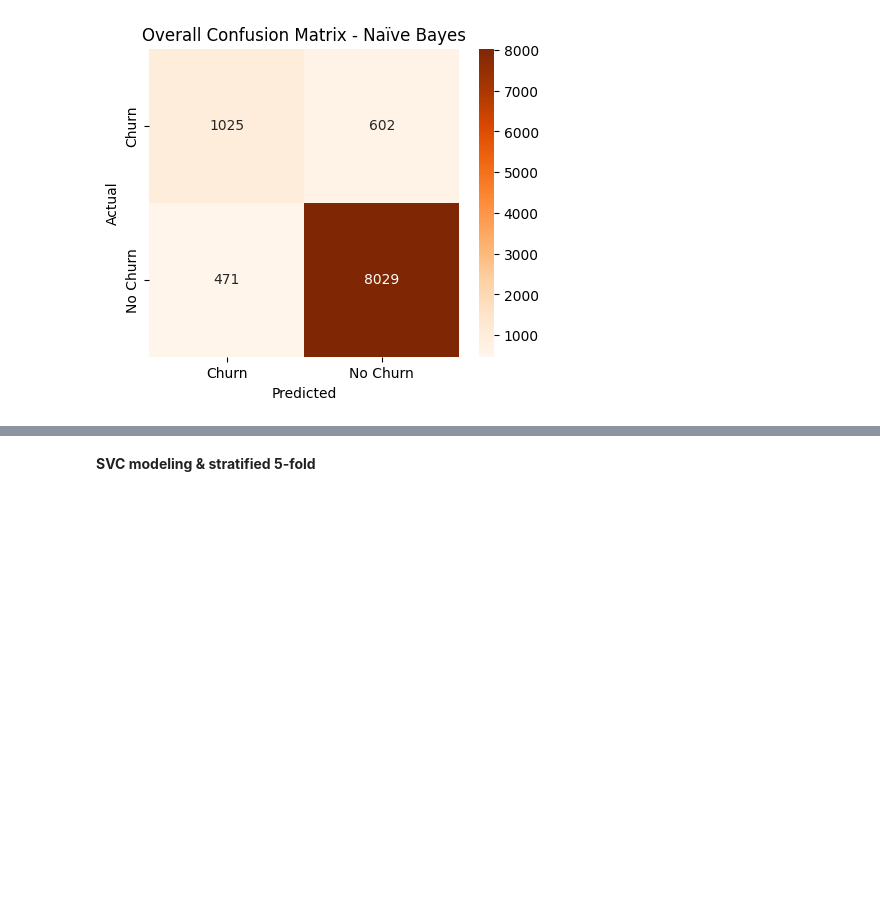
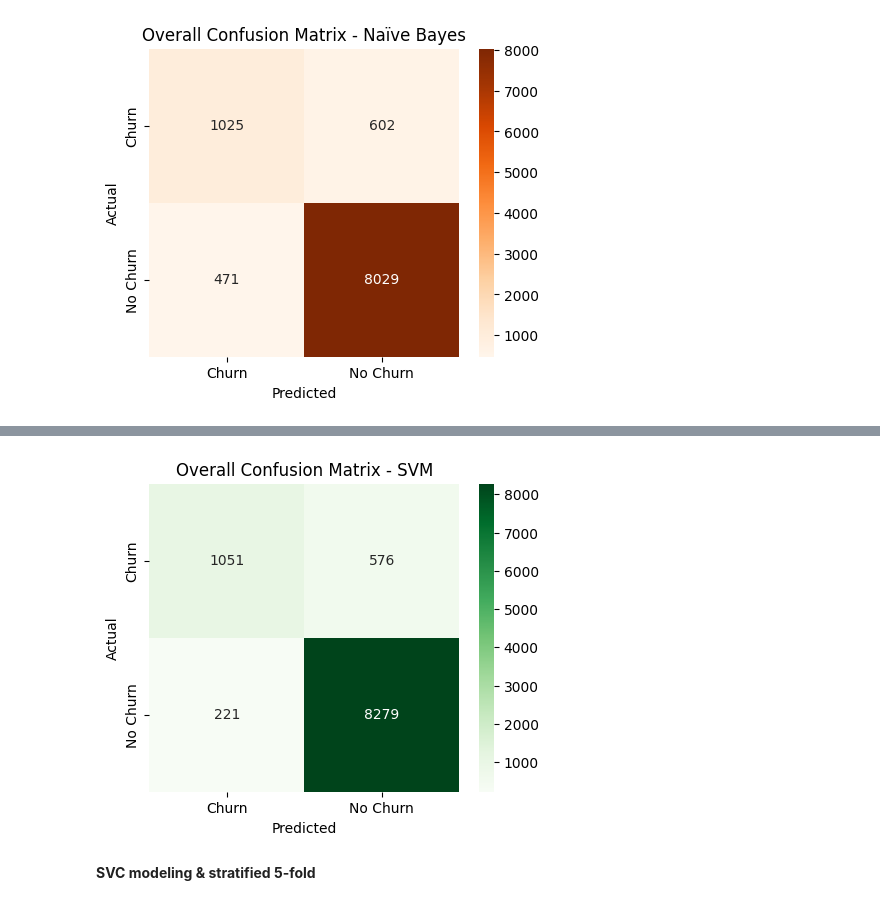
Before and after one commit to MJMcManaman/ITEC4305A1, a Jupyter notebook: CreditCardCustomer.ipynb, the cells around one changed output, grey strips where cells are left out. Saved outputs shown, nothing was run; the diff lists cells and outputs as text; code cells hidden in the pictures; blank space fills up the shorter version.

Commit message:
predict directly using decision tree

```diff
--- a/CreditCardCustomer.ipynb
+++ b/CreditCardCustomer.ipynb
@@ -670,0 +673,82 @@ Overall Confusion Matrix for Naïve Bayes:
+# %%
+from sklearn.tree import DecisionTreeClassifier
+import matplotlib.pyplot as plt
+from sklearn.model_selection import StratifiedKFold
+from sklearn.metrics import accuracy_score, precision_score, recall_score, confusion_matrix
+import numpy as np
+import seaborn as sns
+import matplotlib.pyplot as plt
+
+# define tree model（use linear kernel）
+tree_model = DecisionTreeClassifier(max_depth=4, random_state=0)  # set max_depth to 4 to avoid overfitting
+
+#Stratified 5-Fold
+n_splits = 5  # 5-Fold cross validation
+skf = StratifiedKFold(n_splits=n_splits, shuffle=True, random_state=0)
+
+# store cross validation results
+accuracy_scores = []
+precision_scores = []
+recall_scores = []
+conf_matrices = []
+
+# initialize Confusion Matrix
+overall_cm = np.zeros((2, 2), dtype=int)
+
+# make sure X, y use df_encoded
+X = df_encoded[['Customer_Age', 'Gender', 'Dependent_count', 'Education_Level',
+            'Marital_Status', 'Income_Category', 'Card_Category',
+            'Months_on_book', 'Total_Relationship_Count', 'Months_Inactive_12_mon',
+            'Contacts_Count_12_mon', 'Credit_Limit', 'Total_Revolving_Bal',
+            'Avg_Open_To_Buy', 'Total_Amt_Chng_Q4_Q1', 'Total_Trans_Amt',
+            'Total_Trans_Ct', 'Total_Ct_Chng_Q4_Q1', 'Avg_Utilization_Ratio']]
+y = df_encoded['Attrition_Flag']
+
+# start cross validation
+for fold, (train_index, test_index) in enumerate(skf.split(X, y)):
+    X_train, X_test = X.iloc[train_index], X.iloc[test_index]
+    y_train, y_test = y.iloc[train_index], y.iloc[test_index]
+
+    # train SVM
+    tree_model.fit(X_train, y_train)
+
+    # predict
+    y_pred = tree_model.predict(X_test)
+
+    # calculate metrics
+    acc = accuracy_score(y_test, y_pred)
+    prec = precision_score(y_test, y_pred, pos_label=1)
+    rec = recall_score(y_test, y_pred, pos_label=1)
+    cm = confusion_matrix(y_test, y_pred)
+
+    # store results
+    accuracy_scores.append(acc)
+    precision_scores.append(prec)
+    recall_scores.append(rec)
+    conf_matrices.append(cm)
+
+    # add Confusion Matrix together
+    overall_cm += cm
+
+    # print fold results
+    print(f"Fold {fold+1}: Accuracy={acc:.4f}, Precision={prec:.4f}, Recall={rec:.4f}")
+    print(f"Confusion Matrix for Fold {fold+1}:\n{cm}\n")
+
+# calculate average performance
+print("\nOverall Performance for SVM:")
+print(f"Mean Accuracy: {np.mean(accuracy_scores):.4f}")
+print(f"Mean Precision: {np.mean(precision_scores):.4f}")
+print(f"Mean Recall: {np.mean(recall_scores):.4f}")
+
+# print Overall Confusion Matrix
+print("\nOverall Confusion Matrix for SVM:")
+print(overall_cm)
+
+# visualize Overall Confusion Matrix
+plt.figure(figsize=(5, 4))
+sns.heatmap(overall_cm, annot=True, fmt="d", cmap="Greens", xticklabels=["Churn", "No Churn"], yticklabels=["Churn", "No Churn"])
+plt.xlabel("Predicted")
+plt.ylabel("Actual")
+plt.title("Overall Confusion Matrix - SVM")
+plt.show()
+# %% [output]
@@ -671,3 +772,4 @@ Overall Confusion Matrix for Naïve Bayes:
+[figure, added]
 # %% [markdown]
 **SVC modeling & stratified 5-fold**
 # %%
```
Also changed, not shown: parts of 8 cells of this notebook.
